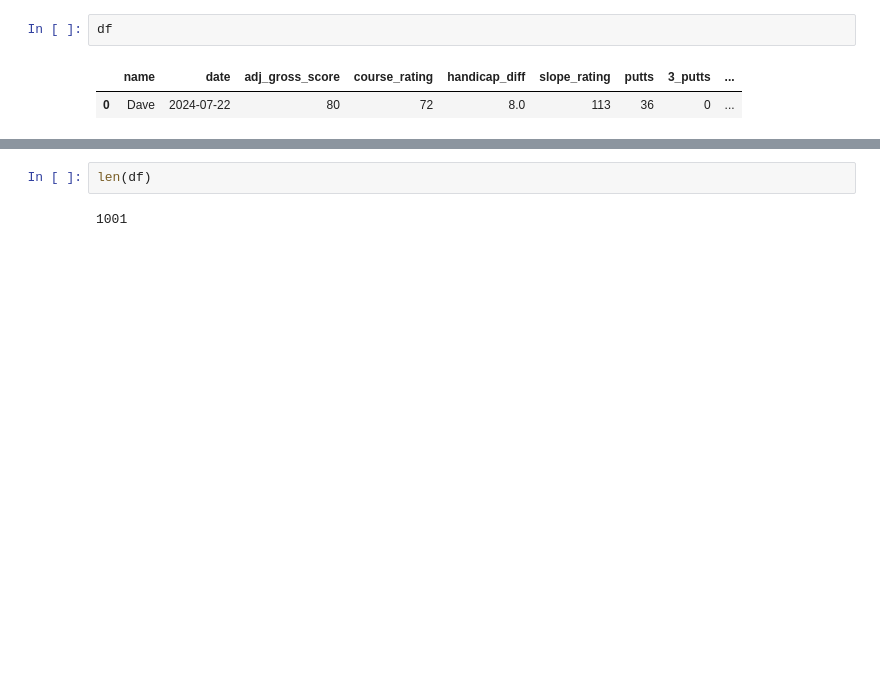
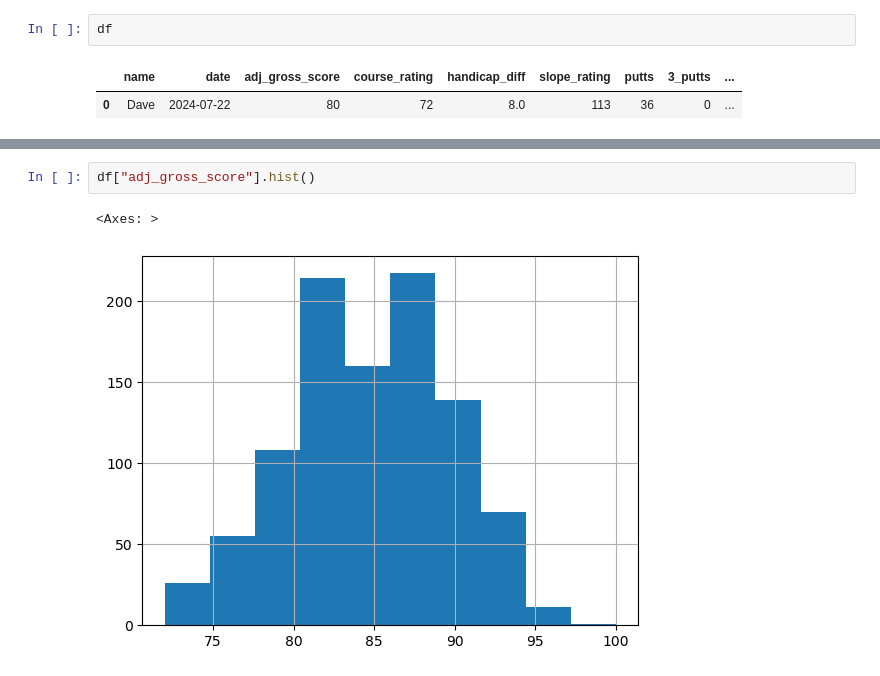
Before and after one commit to dvdhartsman/golf_handicap_tracker, a Jupyter notebook: dataframe_creation.ipynb, the cells around one changed output, grey strips where cells are left out. Saved outputs shown, nothing was run; the diff lists cells and outputs as text; blank space fills up the shorter version.

```diff
--- a/dataframe_creation.ipynb
+++ b/dataframe_creation.ipynb
@@ -101,7 +114,8 @@ df.shape
-# %%
-len(df)
-# %% [output]
-1001
+# %%
+df["adj_gross_score"].hist()
+# %% [output]
+<Axes: >
+[figure, added]
 # %%
 df.head()
 # %% [output]
```
Also changed, not shown: parts of 36 cells of this notebook, 1 other file.
